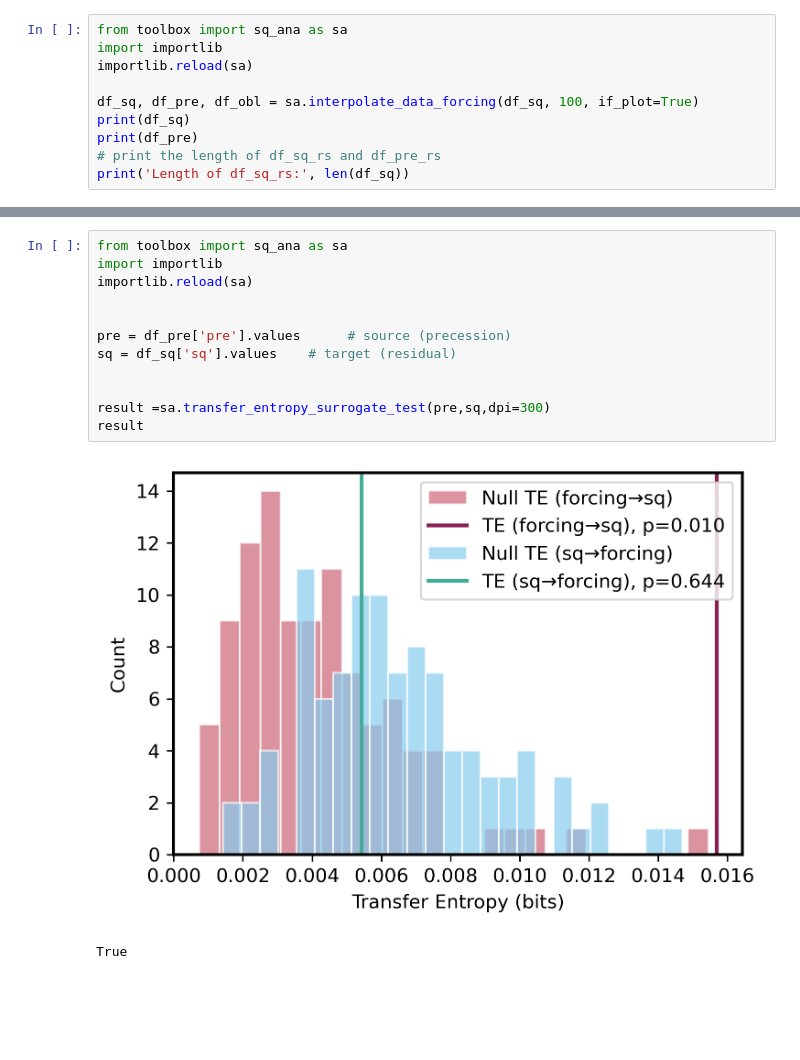
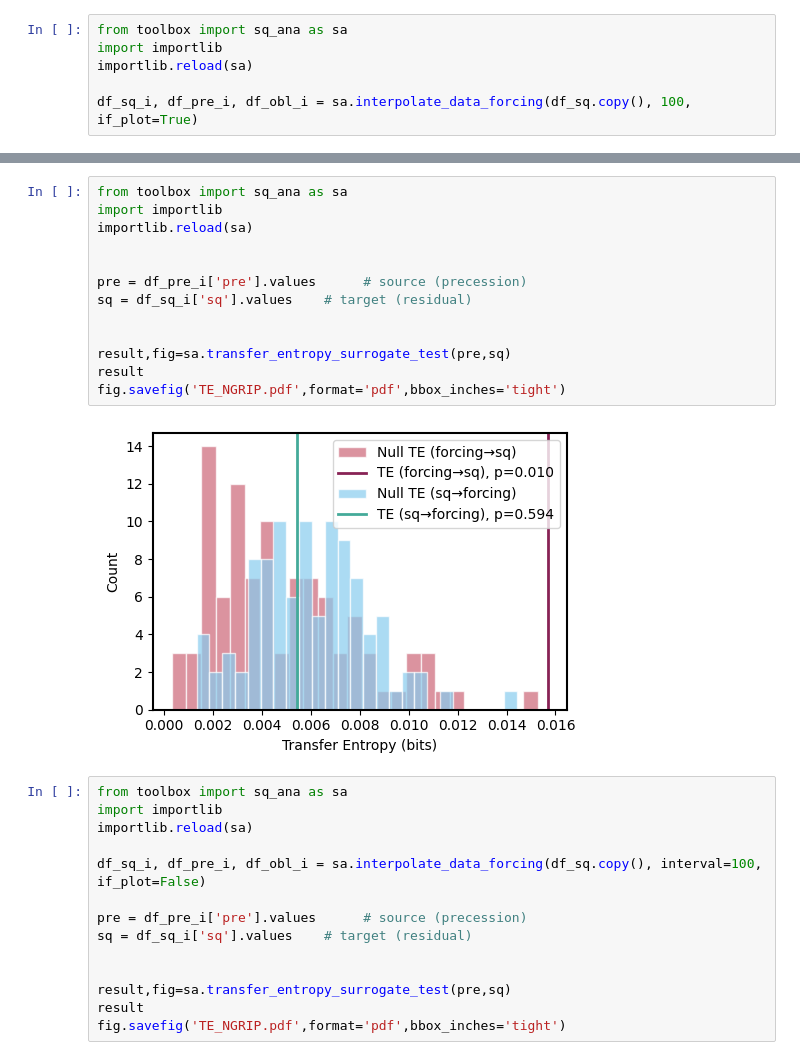
Before and after one commit to Peisong-Zheng/bipolar_seesaw_CCM, a Jupyter notebook: sq_new_NGRIP.ipynb, the cells around one changed output, grey strips where cells are left out. Saved outputs shown, nothing was run; the diff lists cells and outputs as text; blank space fills up the shorter version.

```diff
--- a/sq_new_NGRIP.ipynb
+++ b/sq_new_NGRIP.ipynb
@@ -43,9 +43,5 @@ from toolbox import sq_ana as sa
 import importlib
 importlib.reload(sa)
 
-df_sq, df_pre, df_obl = sa.interpolate_data_forcing(df_sq, 100, if_plot=True)
-print(df_sq)
-print(df_pre)
-# print the length of df_sq_rs and df_pre_rs
-print('Length of df_sq_rs:', len(df_sq))
+df_sq_i, df_pre_i, df_obl_i = sa.interpolate_data_forcing(df_sq.copy(), 100, if_plot=True)
 # %% [output]
@@ -70,15 +66,29 @@ Length of df_sq_rs: 1075
 # %%
 from toolbox import sq_ana as sa
 import importlib
 importlib.reload(sa)
 
 
-pre = df_pre['pre'].values      # source (precession)
-sq = df_sq['sq'].values    # target (residual)
+pre = df_pre_i['pre'].values      # source (precession)
+sq = df_sq_i['sq'].values    # target (residual)
 
 
-result =sa.transfer_entropy_surrogate_test(pre,sq,dpi=300)
+result,fig=sa.transfer_entropy_surrogate_test(pre,sq)
 result
+fig.savefig('TE_NGRIP.pdf',format='pdf',bbox_inches='tight')
 # %% [output]
-[figure, old version]
+[figure, new version]
-True
+# %%
+from toolbox import sq_ana as sa
+import importlib
+importlib.reload(sa)
+
+df_sq_i, df_pre_i, df_obl_i = sa.interpolate_data_forcing(df_sq.copy(), interval=100, if_plot=False)
+
+pre = df_pre_i['pre'].values      # source (precession)
+sq = df_sq_i['sq'].values    # target (residual)
+
+
+result,fig=sa.transfer_entropy_surrogate_test(pre,sq)
+result
+fig.savefig('TE_NGRIP.pdf',format='pdf',bbox_inches='tight')
```
Also changed, not shown: parts of 8 cells of this notebook, 3 other files.
